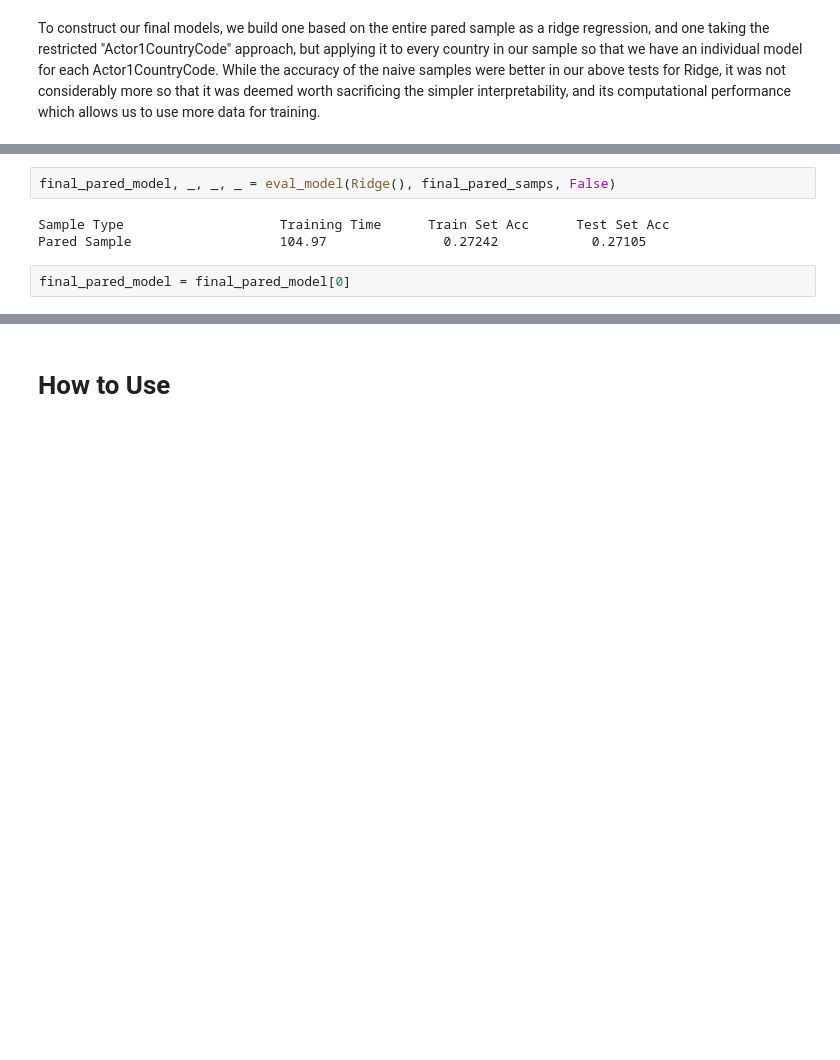
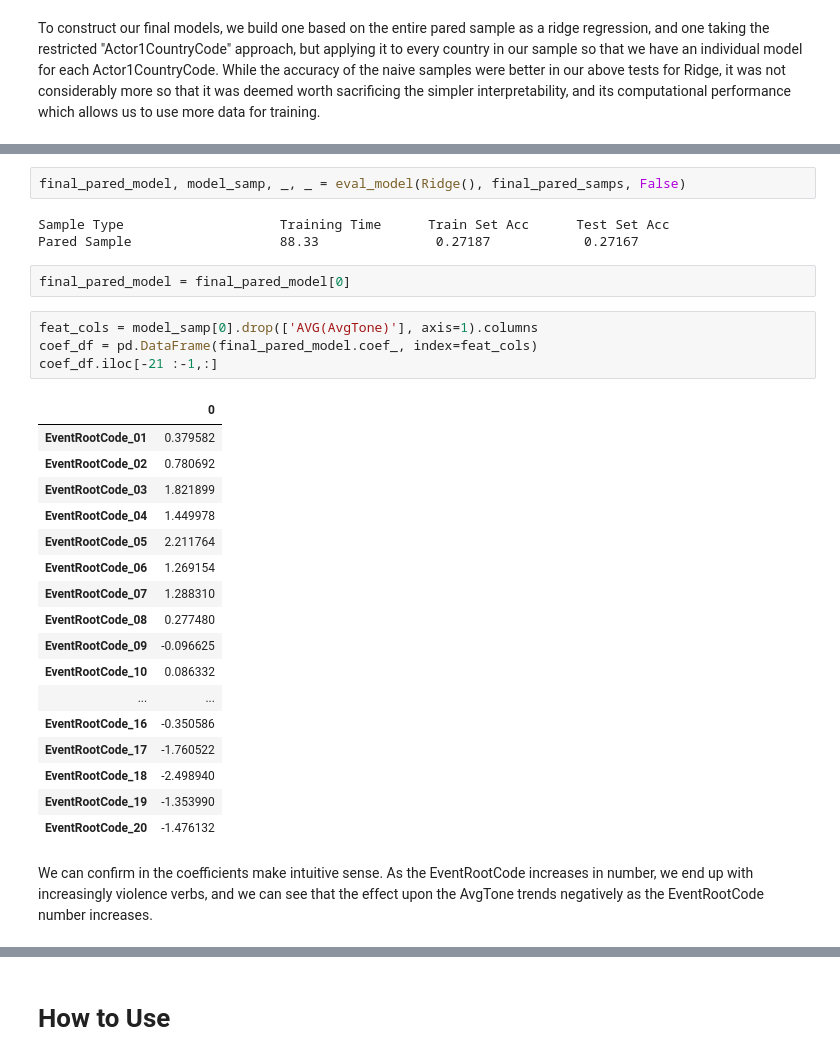
Before and after one commit to eistre91/thinkful-projects, a Jupyter notebook: GDELT Supervised Learning Capstone.ipynb, the cells around one changed output, grey strips where cells are left out. Saved outputs shown, nothing was run; the diff lists cells and outputs as text; blank space fills up the shorter version.

Commit message:
Update capstone with weighted average and coefficient investigation and upload presentation slides

```diff
--- a/GDELT Supervised Learning Capstone.ipynb
+++ b/GDELT Supervised Learning Capstone.ipynb
@@ -440,8 +439,32 @@ Omitting sample for  SAM  due to small size of  1
 # %%
-final_pared_model, _, _, _ = eval_model(Ridge(), final_pared_samps, False)
+final_pared_model, model_samp, _, _ = eval_model(Ridge(), final_pared_samps, False)
 # %% [output]
 Sample Type                    Training Time      Train Set Acc      Test Set Acc
-Pared Sample                   104.97               0.27242            0.27105
+Pared Sample                   88.33               0.27187            0.27167
 # %%
 final_pared_model = final_pared_model[0]
+# %%
+feat_cols = model_samp[0].drop(['AVG(AvgTone)'], axis=1).columns
+coef_df = pd.DataFrame(final_pared_model.coef_, index=feat_cols)
+coef_df.iloc[-21 :-1,:]
+# %% [output]
+|  | 0 |
+| EventRootCode_01 | 0.379582 |
+| EventRootCode_02 | 0.780692 |
+| EventRootCode_03 | 1.821899 |
+| EventRootCode_04 | 1.449978 |
+| EventRootCode_05 | 2.211764 |
+| EventRootCode_06 | 1.269154 |
+| EventRootCode_07 | 1.288310 |
+| EventRootCode_08 | 0.277480 |
+| EventRootCode_09 | -0.096625 |
+| EventRootCode_10 | 0.086332 |
+| ... | ... |
+| EventRootCode_16 | -0.350586 |
+| EventRootCode_17 | -1.760522 |
+| EventRootCode_18 | -2.498940 |
+| EventRootCode_19 | -1.353990 |
+| EventRootCode_20 | -1.476132 |
+# %% [markdown]
+We can confirm in the coefficients make intuitive sense. As the EventRootCode increases in number, we end up with increasingly violence verbs, and we can see that the effect upon the AvgTone trends negatively as the EventRootCode number increases.
 # %%
```
Also changed, not shown: parts of 10 cells of this notebook, 1 other file.
